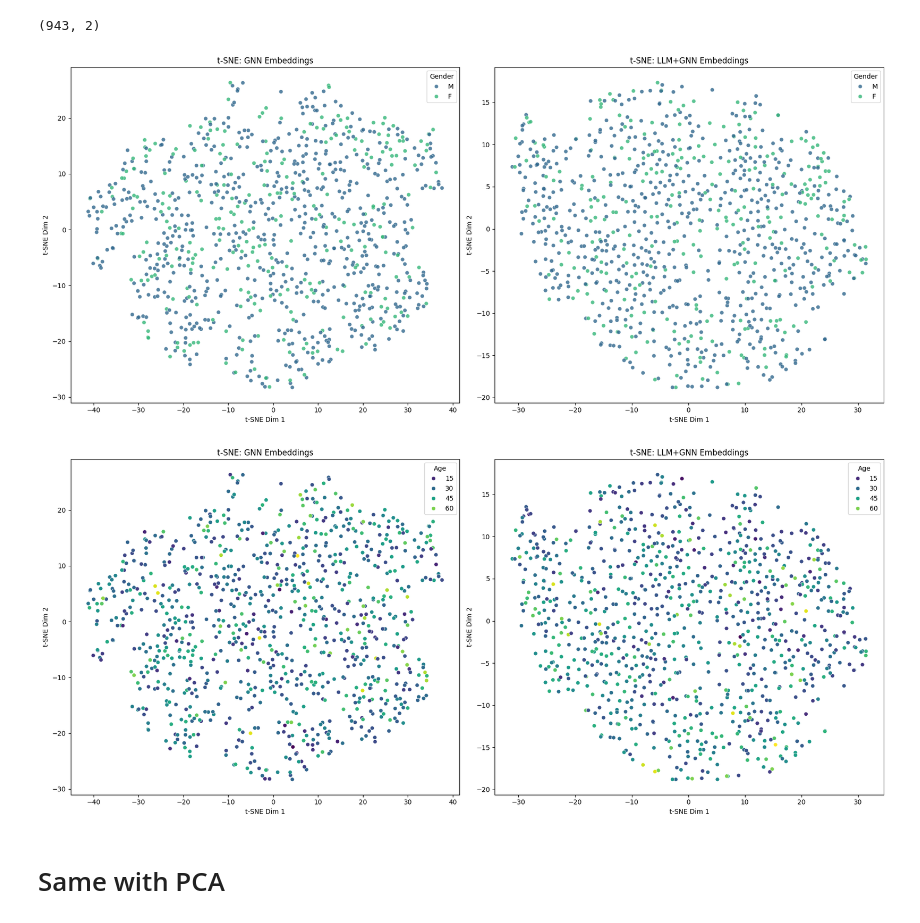
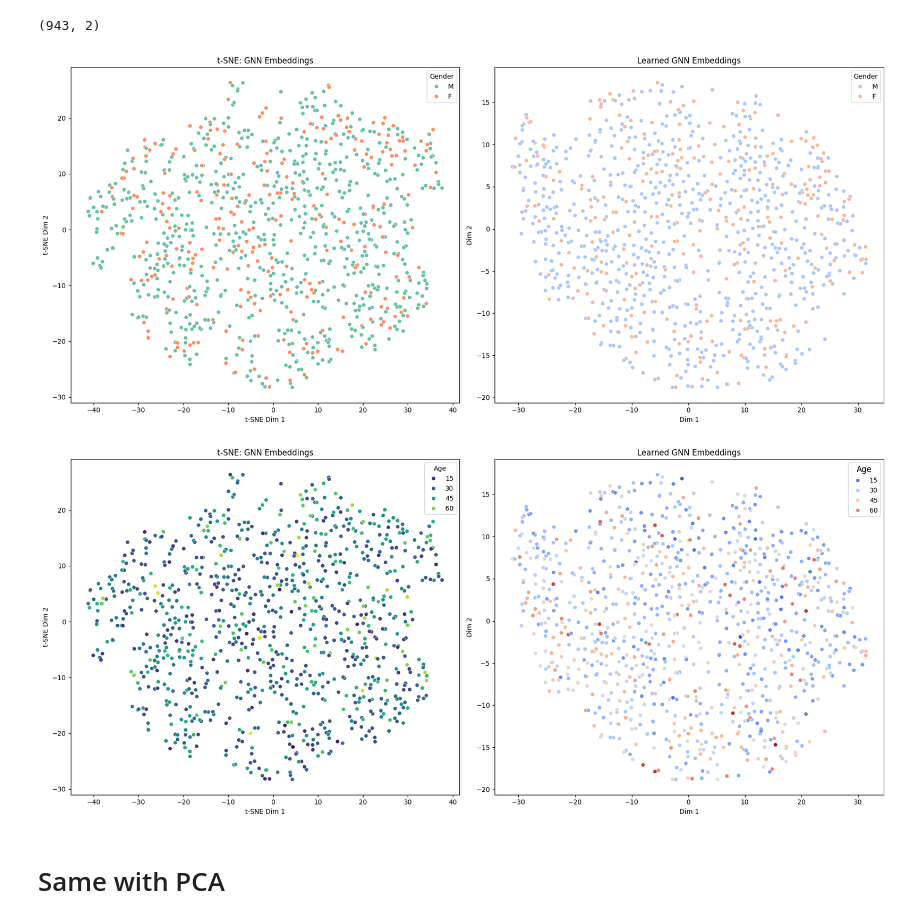
Before and after one commit to sebastianhoenig/kg-token, a Jupyter notebook: notebooks/Embedding_Space.ipynb, the cells around one changed output. Saved outputs shown, nothing was run; the diff lists cells and outputs as text; code cells hidden in the pictures.

```diff
--- a/notebooks/Embedding_Space.ipynb
+++ b/notebooks/Embedding_Space.ipynb
@@ -58,31 +58,31 @@ tsne_gnn.shape
 # %%
 import matplotlib.pyplot as plt
 import seaborn as sns
 
 fig, axes = plt.subplots(1, 2, figsize=(18, 8))
-
+palette = sns.color_palette("Set2")
 # GNN
 sns.scatterplot(
-    ax=axes[0], x="tsne_gnn_x", y="tsne_gnn_y", hue="gender", data=users, palette="viridis"
+    ax=axes[0], x="tsne_gnn_x", y="tsne_gnn_y", hue="gender", data=users, palette=palette
 )
 axes[0].set_title("t-SNE: GNN Embeddings")
 axes[0].set_xlabel("t-SNE Dim 1")
 axes[0].set_ylabel("t-SNE Dim 2")
 axes[0].legend(title="Gender")
 
 # GNN+LLM
 sns.scatterplot(
-    ax=axes[1], x="tsne_llm_x", y="tsne_llm_y", hue="gender", data=users, palette="viridis"
+    ax=axes[1], x="tsne_llm_x", y="tsne_llm_y", hue="gender", data=users, palette="coolwarm"
 )
-axes[1].set_title("t-SNE: LLM+GNN Embeddings")
-axes[1].set_xlabel("t-SNE Dim 1")
-axes[1].set_ylabel("t-SNE Dim 2")
+axes[1].set_title("Learned GNN Embeddings")
+axes[1].set_xlabel("Dim 1")
+axes[1].set_ylabel("Dim 2")
 axes[1].legend(title="Gender")
 
 plt.tight_layout()
 plt.show()
 # %% [output]
-[figure, old version]
+[figure, new version]
 # %%
 fig, axes = plt.subplots(1, 2, figsize=(18, 8))
 
@@ -97,17 +97,19 @@ axes[0].legend(title="Age")
 
 # GNN+LLM
 sns.scatterplot(
-    ax=axes[1], x="tsne_llm_x", y="tsne_llm_y", hue="age", data=users, palette="viridis"
+    ax=axes[1], x="tsne_llm_x", y="tsne_llm_y", hue="age", data=users, palette="coolwarm"
 )
-axes[1].set_title("t-SNE: LLM+GNN Embeddings")
-axes[1].set_xlabel("t-SNE Dim 1")
-axes[1].set_ylabel("t-SNE Dim 2")
-axes[1].legend(title="Age")
+axes[1].set_title("Learned GNN Embeddings")
+axes[1].set_xlabel("Dim 1")
+axes[1].set_ylabel("Dim 2")
+
+# Adjust the legend for the second plot
+legend = axes[1].legend(title="Age", fontsize=10, title_fontsize=12)  # Adjust font sizes
 
 plt.tight_layout()
 plt.show()
 # %% [output]
-[figure, old version]
+[figure, new version]
 # %% [markdown]
 # Same with PCA
 # %%
```
Also changed, not shown: parts of 2 cells of this notebook, 4 other files.
